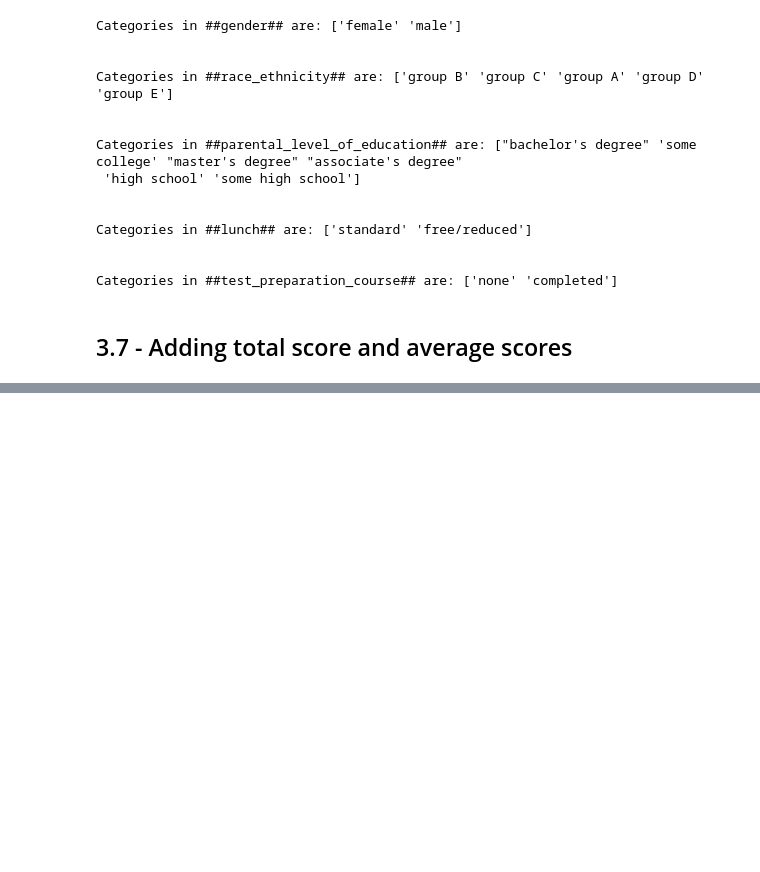
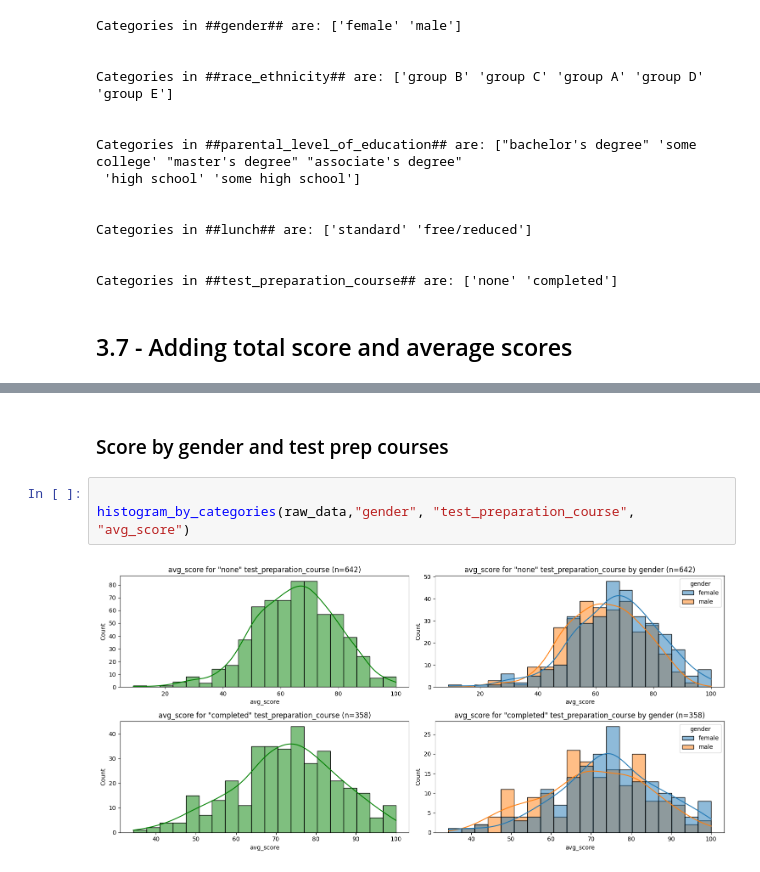
Before and after one commit to divergent96/image_to_table, a Jupyter notebook: notebook/1.EDA.ipynb, the cells around one changed output, grey strips where cells are left out. Drawn from its saved outputs; the diff is of its cells as text; blank space fills up the shorter version.

```diff
--- a/notebook/1.EDA.ipynb
+++ b/notebook/1.EDA.ipynb
@@ -262,0 +228,7 @@ plt.show()
+# %% [markdown]
+### Score by gender and test prep courses
+# %%
+
+histogram_by_categories(raw_data,"gender", "test_preparation_course", "avg_score")
+# %% [output]
+[figure, added]
```
Also changed, not shown: parts of 44 cells of this notebook, 7 other files.
